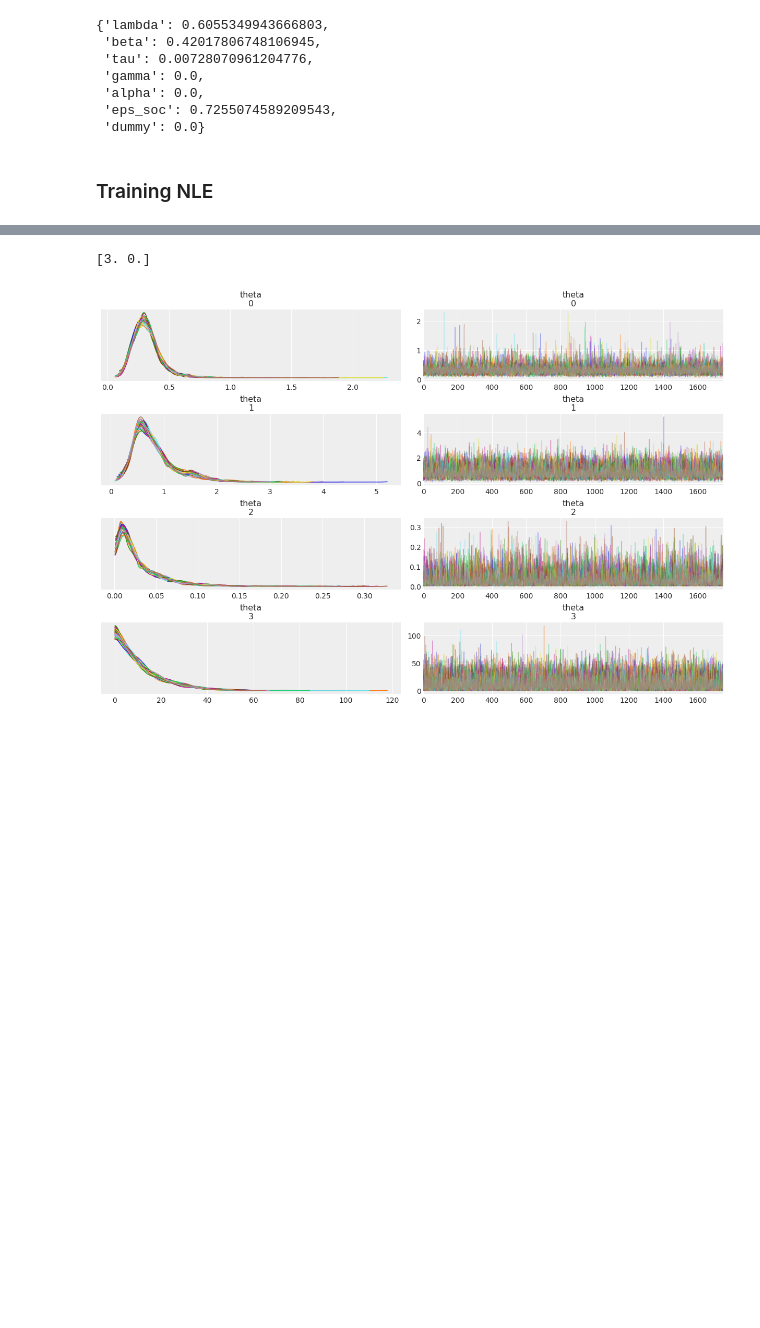
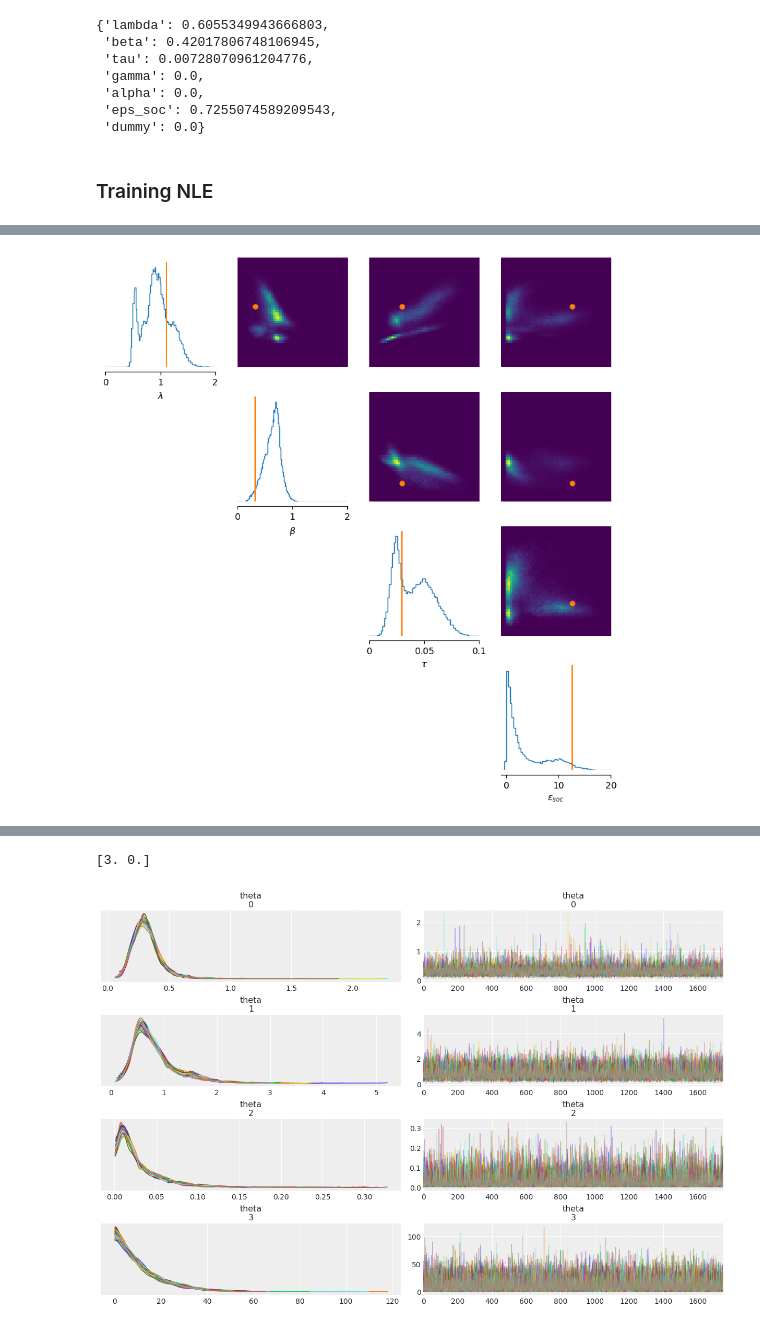
Before and after one commit to vagechirkov/socialGeneralizationSBI, a Jupyter notebook: sbi.ipynb, the cells around one changed output, grey strips where cells are left out. Drawn from its saved outputs; the diff is of its cells as text; code cells hidden in the pictures; blank space fills up the shorter version.

```diff
--- a/sbi.ipynb
+++ b/sbi.ipynb
@@ -180,0 +258,14 @@ posterior_sample = posterior.sample((num_samples,), x=x_o.T)
+# %%
+params = ["lambda", "beta", "tau", "eps_soc"]  #
+labels = ["$\lambda$", "$\\beta$", "$\\tau$", "$\\epsilon_{soc}$"]  #
+limits = [[0, 2], [0, 2], [0, 0.1], [-1, 20]]
+
+_ = pairplot(posterior_sample,
+             limits=limits,
+             points=np.array([ground_truth.loc[0, params]]),
+             figsize=(10, 10),
+             labels=labels,
+             )
+plt.show()
+# %% [output]
+[figure, added]
```
Also changed, not shown: parts of 19 cells of this notebook.
